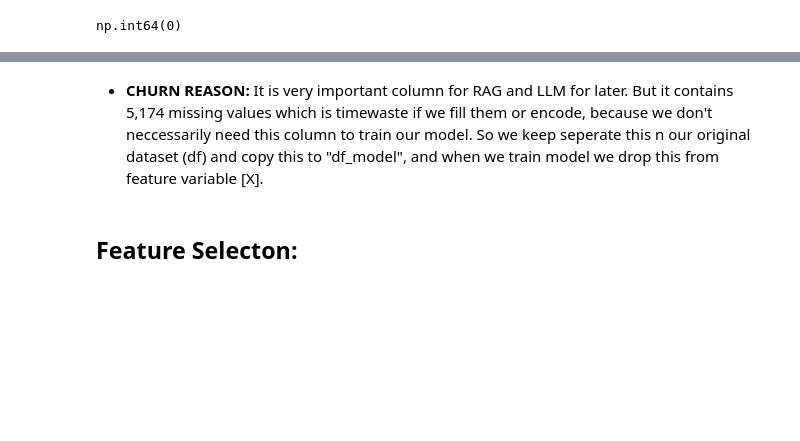
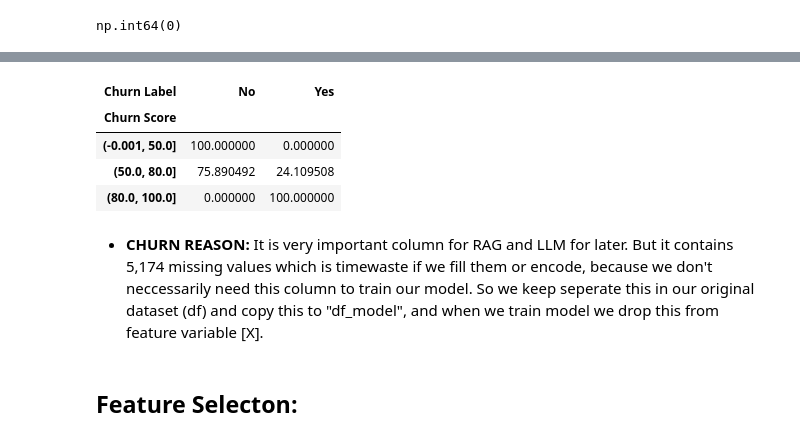
Before and after one commit to ArjunTechie118/Costumer-Churn-Prediction, a Jupyter notebook: notebook/01_eda.ipynb, the cells around one changed output, grey strips where cells are left out. Saved outputs shown, nothing was run; the diff lists cells and outputs as text; code cells hidden in the pictures; blank space fills up the shorter version.

```diff
--- a/notebook/01_eda.ipynb
+++ b/notebook/01_eda.ipynb
@@ -158,6 +203,28 @@ np.int64(0)
+# %%
+result = (
+    df.groupby(
+        pd.cut(
+            df["Churn Score"],
+            bins=[0, 50, 80, 100],
+            include_lowest=True
+        ),
+        observed=False
+    )["Churn Label"]
+    .value_counts(normalize=True)
+    .unstack(fill_value=0)
+    * 100
+)
+
+result
+# %% [output]
+| Churn Label | No | Yes |
+| Churn Score |  |  |
+| (-0.001, 50.0] | 100.000000 | 0.000000 |
+| (50.0, 80.0] | 75.890492 | 24.109508 |
+| (80.0, 100.0] | 0.000000 | 100.000000 |
 # %% [markdown]
 - **CHURN REASON:** It is very important column for RAG and LLM for later.
-But it contains 5,174 missing values which is timewaste if we fill them or encode, because we don't neccessarily need this column to train our model. So we keep seperate this n our original dataset (df) and copy this to "df_model", and when we train model we drop this from feature variable [X].
+But it contains 5,174 missing values which is timewaste if we fill them or encode, because we don't neccessarily need this column to train our model. So we keep seperate this in our original dataset (df) and copy this to "df_model", and when we train model we drop this from feature variable [X].
 # %%
 df_model = df.copy()
 # %%
```
Also changed, not shown: parts of 5 cells of this notebook.
